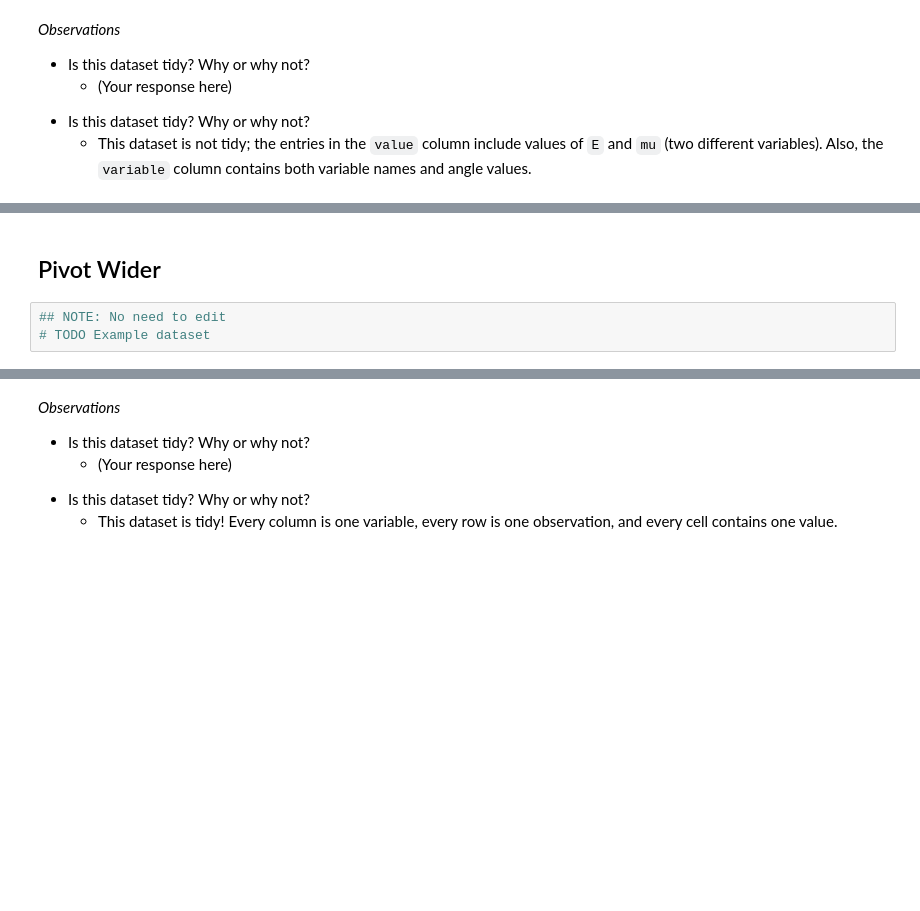
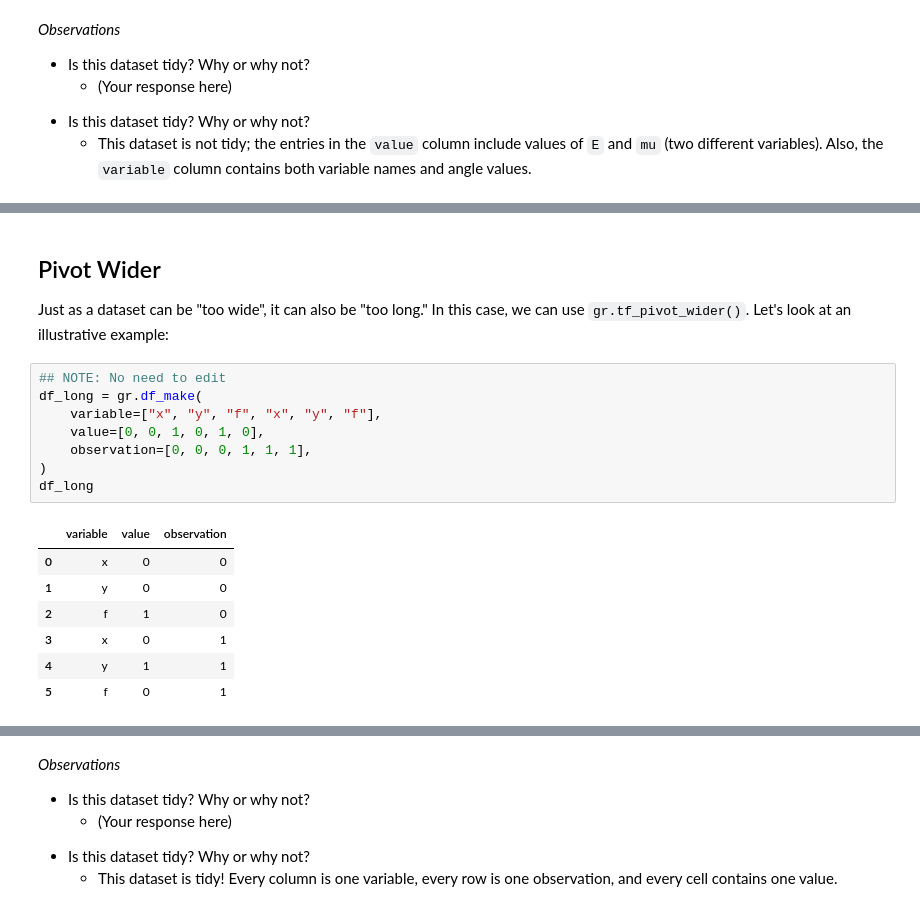
Before and after one commit to zdelrosario/evc-course, a Jupyter notebook: exercises/e-data03-pivot-master.ipynb, the cells around one changed output, grey strips where cells are left out. Saved outputs shown, nothing was run; the diff lists cells and outputs as text; blank space fills up the shorter version.

```diff
--- a/exercises/e-data03-pivot-master.ipynb
+++ b/exercises/e-data03-pivot-master.ipynb
@@ -386,5 +392,20 @@ df_simplified
 # %% [markdown]
 ## Pivot Wider
+
+Just as a dataset can be "too wide", it can also be "too long." In this case, we can use `gr.tf_pivot_wider()`. Let's look at an illustrative example:
 # %%
 ## NOTE: No need to edit
-# TODO Example dataset
+df_long = gr.df_make(
+    variable=["x", "y", "f", "x", "y", "f"],
+    value=[0, 0, 1, 0, 1, 0],
+    observation=[0, 0, 0, 1, 1, 1],
+)
+df_long
+# %% [output]
+|  | variable | value | observation |
+| 0 | x | 0 | 0 |
+| 1 | y | 0 | 0 |
+| 2 | f | 1 | 0 |
+| 3 | x | 0 | 1 |
+| 4 | y | 1 | 1 |
+| 5 | f | 0 | 1 |
```
Also changed, not shown: parts of 15 cells of this notebook.
